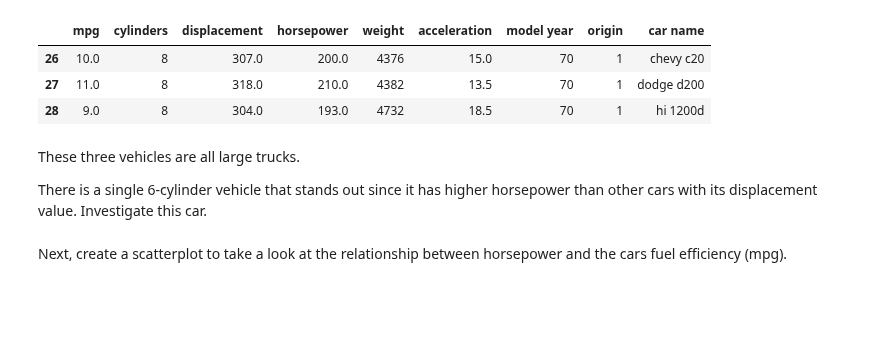
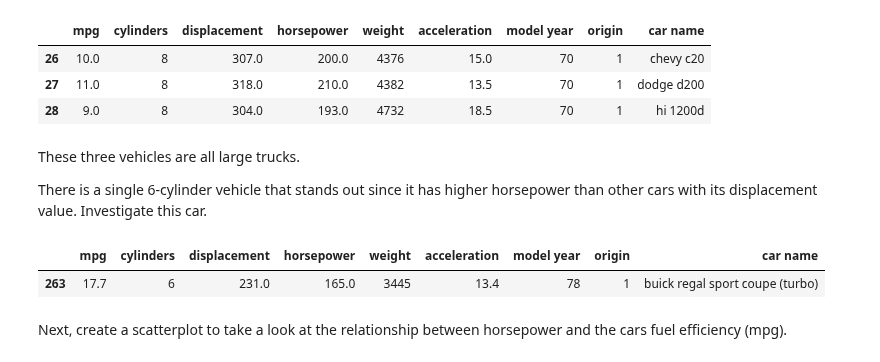
Before and after one commit to NSS-Data-Instructional-Stuff/stats-for-data-science, a Jupyter notebook: notebooks/Notebook_02_Exploratory_Data_Analysis-Part_2_Two_Variable.ipynb, the cells around one changed output. Saved outputs shown, nothing was run; the diff lists cells and outputs as text; code cells hidden in the pictures; blank space fills up the shorter version.

```diff
--- a/notebooks/Notebook_02_Exploratory_Data_Analysis-Part_2_Two_Variable.ipynb
+++ b/notebooks/Notebook_02_Exploratory_Data_Analysis-Part_2_Two_Variable.ipynb
@@ -109,3 +107,8 @@ There is a single 6-cylinder vehicle that stands out since it has higher horsepo
+# %%
+cars[(cars['displacement'] < 250) & (cars['horsepower'] > 150)]
+# %% [output]
+|  | mpg | cylinders | displacement | horsepower | weight | acceleration | model year | origin | car name |
+| 263 | 17.7 | 6 | 231.0 | 165.0 | 3445 | 13.4 | 78 | 1 | buick regal sport coupe (turbo) |
 # %% [markdown]
 Next, create a scatterplot to take a look at the relationship between horsepower and the cars fuel efficiency (mpg).
 # %%
```
Also changed, not shown: parts of 9 cells of this notebook.
